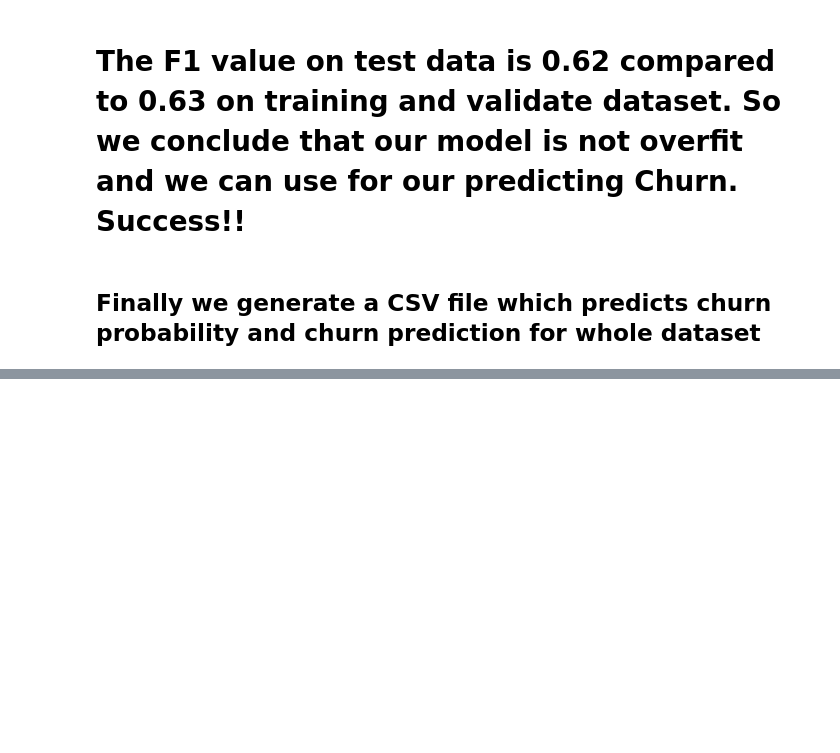
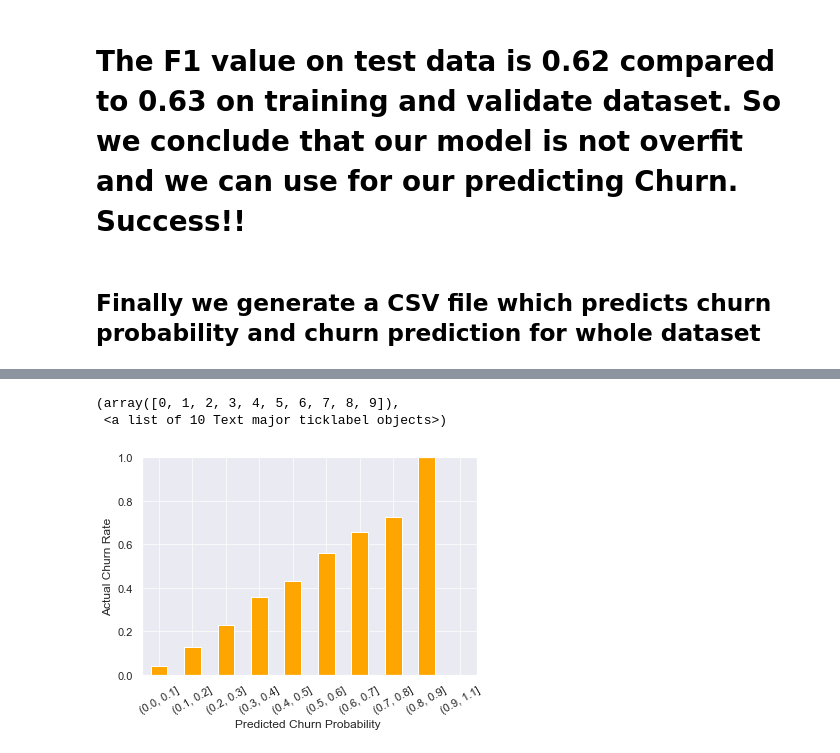
Before and after one commit to ravinder79/Telco_Churn, a Jupyter notebook: Telco_Churn_Final.ipynb, the cells around one changed output, grey strips where cells are left out. Saved outputs shown, nothing was run; the diff lists cells and outputs as text; code cells hidden in the pictures; blank space fills up the shorter version.

```diff
--- a/Telco_Churn_Final.ipynb
+++ b/Telco_Churn_Final.ipynb
@@ -792,0 +793,8 @@ final_csv.to_csv('final_csv.csv')
+# %%
+y_pred_proba= logit.predict_proba(X_df_scaled)
+y_pred_proba = pd.DataFrame(y_pred_proba, columns = ['no churn', 'churn'], index = X_df_scaled.index)
+df_pred =pd.concat([y_pred_proba, y_df], axis =1)
+df_pred.columns = ['no_churn_p', 'churn_p', 'churn_a']
+df_pred = df_pred.drop(columns = ['no_churn_p'])
+bins = [0, 0.1, 0.2,0.3,0.4,0.5, 0.6,0.7, 0.8,0.9,1.1]
+df_pred['binned'] = pd.cut(df_pred['churn_p'], bins=bins)
@@ -792,0 +804,6 @@ final_csv.to_csv('final_csv.csv')
+# %%
+r = pd.concat([df_pred.groupby('binned').count(),df_pred.groupby('binned').sum()], axis =1)
+r.columns = ['churn_p_count', 'churn_a_count', 'churn_p_sum', 'churn_a_sum']
+r['churned_percentage'] = r.churn_a_sum/r.churn_a_count
+r['not_churned_percentage'] = (r.churn_a_count-r.churn_a_sum)/r.churn_a_count
+r.fillna(0)
@@ -792,0 +823,10 @@ final_csv.to_csv('final_csv.csv')
+# %%
+r.churned_percentage.plot(kind = 'bar', color= 'orange', alpha = 1)
+plt.ylim(0,1.0)
+plt.xlabel('Predicted Churn Probability ')
+plt.ylabel('Actual Churn Rate')
+plt.xticks(rotation = 30)
+# %% [output]
+(array([0, 1, 2, 3, 4, 5, 6, 7, 8, 9]),
+ <a list of 10 Text major ticklabel objects>)
+[figure, added]
```
Also changed, not shown: parts of 3 cells of this notebook.
